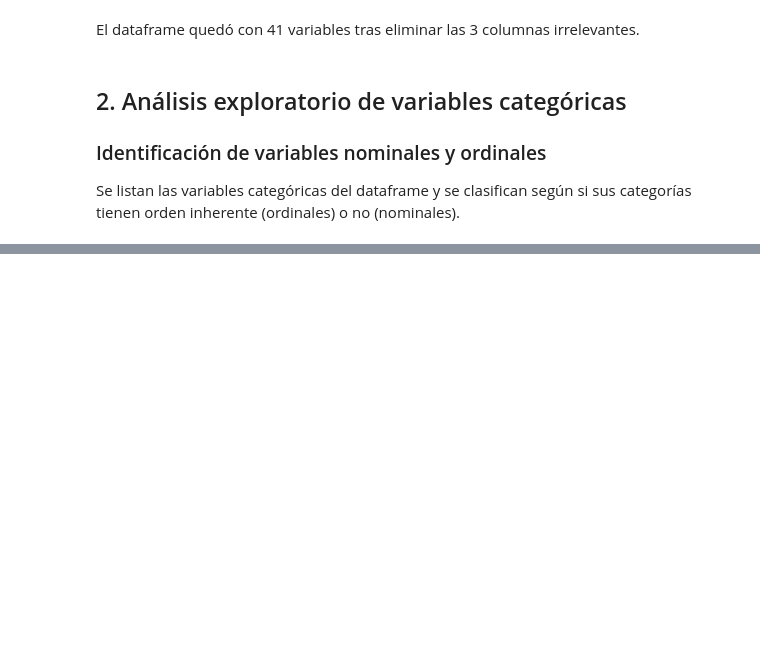
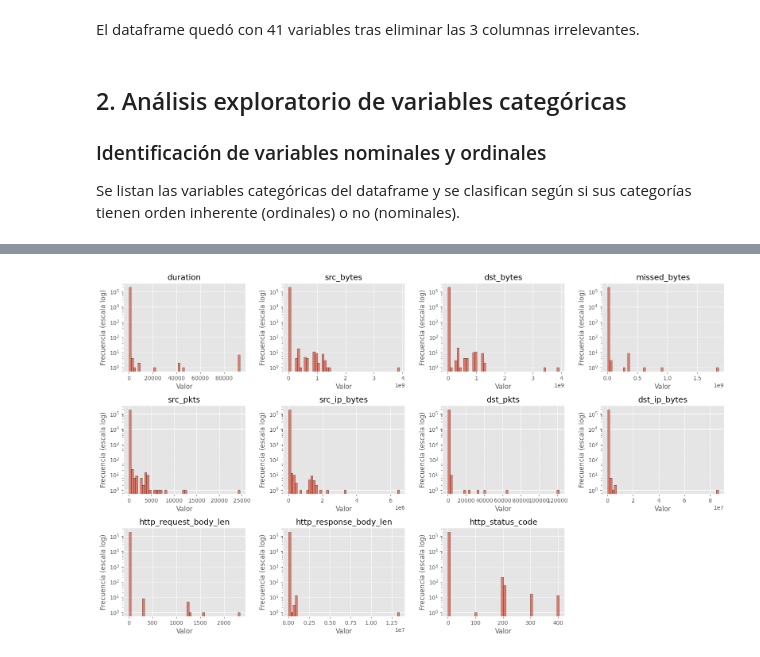
Before and after one commit to SantiagoVieira/Proyecto_analisis, a Jupyter notebook: Notebooks/Entrega_2.ipynb, the cells around one changed output, grey strips where cells are left out. Drawn from its saved outputs; the diff is of its cells as text; code cells hidden in the pictures; blank space fills up the shorter version.

Commit message:
Análisis categóricas, numéricas y modelo

```diff
--- a/Notebooks/Entrega_2.ipynb
+++ b/Notebooks/Entrega_2.ipynb
@@ -263,0 +339,11 @@ si sus categorías tienen orden inherente (ordinales) o no (nominales).
+# %%
+#Identificar variables que NO deben incluirse en X
+
+exclude_from_X = ['dns_query', 'http_uri', 'http_user_agent',
+                  'ssl_subject', 'ssl_issuer', 'weird_name',
+                  'weird_addl', 'weird_notice', 'service']
+
+print("Variables que NO deben incluirse en la matriz de características:")
+for col in exclude_from_X:
+    if col in categorical_cols:
+        print(f"  - {col}")
@@ -263,0 +418,7 @@ si sus categorías tienen orden inherente (ordinales) o no (nominales).
+# %%
+# Seleccionar variables numéricas
+numeric_cols = df.select_dtypes(include=['int64', 'float64']).columns.tolist()
+
+print(f"Variables numéricas ({len(numeric_cols)}):")
+for col in numeric_cols:
+    print(f"  - {col}")
@@ -263,0 +438,26 @@ si sus categorías tienen orden inherente (ordinales) o no (nominales).
+# %%
+import matplotlib.pyplot as plt
+import seaborn as sns
+import numpy as np
+
+# Configurar tamaño de figuras
+plt.style.use('ggplot')
+fig, axes = plt.subplots(4, 4, figsize=(16, 12))
+axes = axes.flatten()
+
+for i, col in enumerate(numeric_cols):
+    if i < len(axes):
+        # Usar escala logarítmica para mejor visualización
+        axes[i].hist(df[col], bins=50, edgecolor='black', alpha=0.7, log=True)
+        axes[i].set_title(col)
+        axes[i].set_xlabel('Valor')
+        axes[i].set_ylabel('Frecuencia (escala log)')
+
+# Ocultar ejes vacíos
+for i in range(len(numeric_cols), len(axes)):
+    axes[i].set_visible(False)
+
+plt.tight_layout()
+plt.show()
+# %% [output]
+[figure, added]
```
Also changed, not shown: parts of 27 cells of this notebook, 1 other file.
